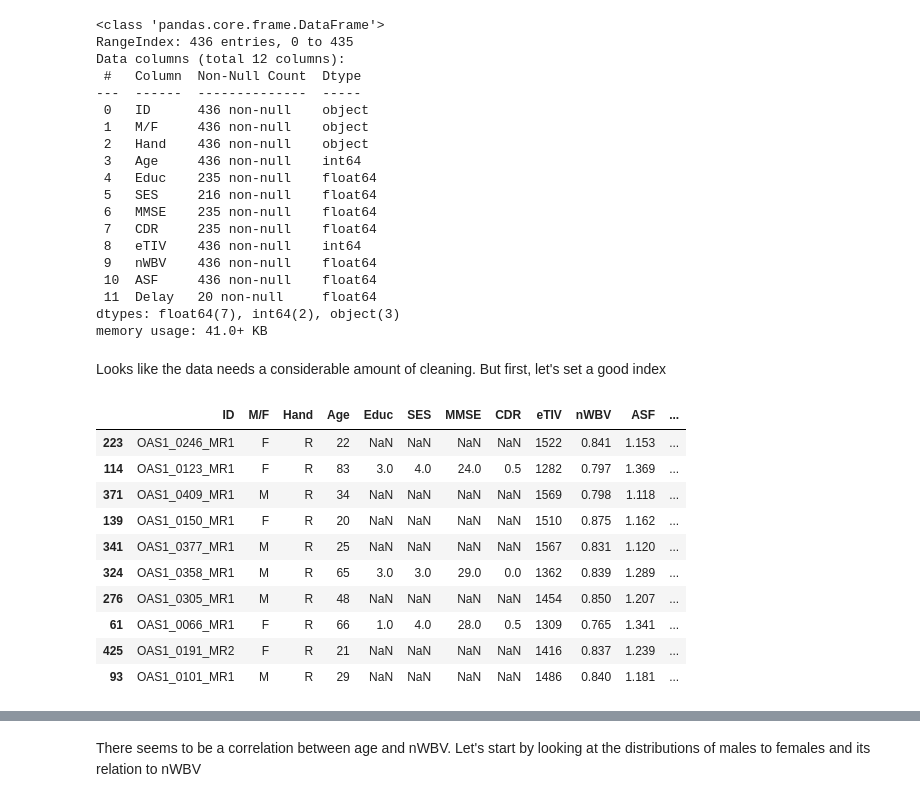
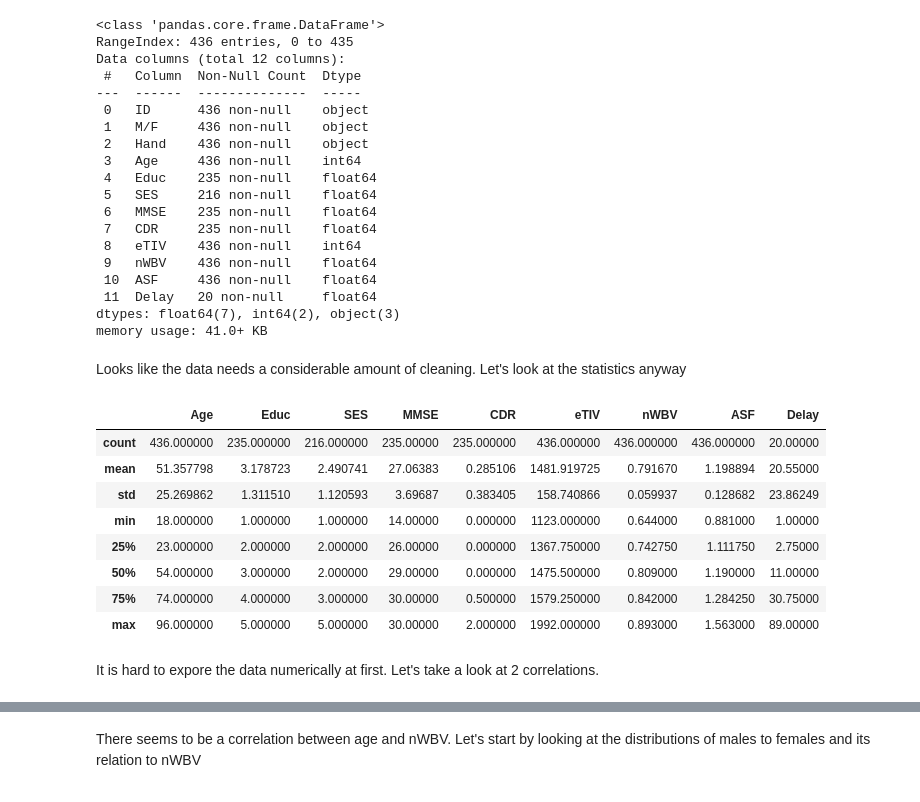
Before and after one commit to RealAshrafAhmed/ashahmed.io, a Jupyter notebook: colab/EDA1.ipynb, the cells around one changed output, grey strips where cells are left out. Cells and saved outputs as stored; diff of their text form; code cells hidden in the pictures.

```diff
--- a/colab/EDA1.ipynb
+++ b/colab/EDA1.ipynb
@@ -45,4 +45,4 @@ Data columns (total 12 columns):
 dtypes: float64(7), int64(2), object(3)
 memory usage: 41.0+ KB
 # %% [markdown]
-Looks like the data needs a considerable amount of cleaning. But first, let's set a good index
+Looks like the data needs a considerable amount of cleaning. Let's look at the statistics anyway
@@ -51,17 +49,17 @@ Looks like the data needs a considerable amount of cleaning. But first, let's se
-# %%
-df.sample(10)
-# %% [output]
-|  | ID | M/F | Hand | Age | Educ | SES | MMSE | CDR | eTIV | nWBV | ASF | ... |
-| 223 | OAS1_0246_MR1 | F | R | 22 | NaN | NaN | NaN | NaN | 1522 | 0.841 | 1.153 | ... |
-| 114 | OAS1_0123_MR1 | F | R | 83 | 3.0 | 4.0 | 24.0 | 0.5 | 1282 | 0.797 | 1.369 | ... |
-| 371 | OAS1_0409_MR1 | M | R | 34 | NaN | NaN | NaN | NaN | 1569 | 0.798 | 1.118 | ... |
-| 139 | OAS1_0150_MR1 | F | R | 20 | NaN | NaN | NaN | NaN | 1510 | 0.875 | 1.162 | ... |
-| 341 | OAS1_0377_MR1 | M | R | 25 | NaN | NaN | NaN | NaN | 1567 | 0.831 | 1.120 | ... |
-| 324 | OAS1_0358_MR1 | M | R | 65 | 3.0 | 3.0 | 29.0 | 0.0 | 1362 | 0.839 | 1.289 | ... |
-| 276 | OAS1_0305_MR1 | M | R | 48 | NaN | NaN | NaN | NaN | 1454 | 0.850 | 1.207 | ... |
-| 61 | OAS1_0066_MR1 | F | R | 66 | 1.0 | 4.0 | 28.0 | 0.5 | 1309 | 0.765 | 1.341 | ... |
-| 425 | OAS1_0191_MR2 | F | R | 21 | NaN | NaN | NaN | NaN | 1416 | 0.837 | 1.239 | ... |
-| 93 | OAS1_0101_MR1 | M | R | 29 | NaN | NaN | NaN | NaN | 1486 | 0.840 | 1.181 | ... |
+# %%
+df.describe()
+# %% [output]
+|  | Age | Educ | SES | MMSE | CDR | eTIV | nWBV | ASF | Delay |
+| count | 436.000000 | 235.000000 | 216.000000 | 235.00000 | 235.000000 | 436.000000 | 436.000000 | 436.000000 | 20.00000 |
+| mean | 51.357798 | 3.178723 | 2.490741 | 27.06383 | 0.285106 | 1481.919725 | 0.791670 | 1.198894 | 20.55000 |
+| std | 25.269862 | 1.311510 | 1.120593 | 3.69687 | 0.383405 | 158.740866 | 0.059937 | 0.128682 | 23.86249 |
+| min | 18.000000 | 1.000000 | 1.000000 | 14.00000 | 0.000000 | 1123.000000 | 0.644000 | 0.881000 | 1.00000 |
+| 25% | 23.000000 | 2.000000 | 2.000000 | 26.00000 | 0.000000 | 1367.750000 | 0.742750 | 1.111750 | 2.75000 |
+| 50% | 54.000000 | 3.000000 | 2.000000 | 29.00000 | 0.000000 | 1475.500000 | 0.809000 | 1.190000 | 11.00000 |
+| 75% | 74.000000 | 4.000000 | 3.000000 | 30.00000 | 0.500000 | 1579.250000 | 0.842000 | 1.284250 | 30.75000 |
+| max | 96.000000 | 5.000000 | 5.000000 | 30.00000 | 2.000000 | 1992.000000 | 0.893000 | 1.563000 | 89.00000 |
+# %% [markdown]
+It is hard to expore the data numerically at first. Let's take a look at 2 correlations.
 # %%
 sns.pairplot(df)
 plt.show()
```
Also changed, not shown: parts of 3 cells of this notebook.
